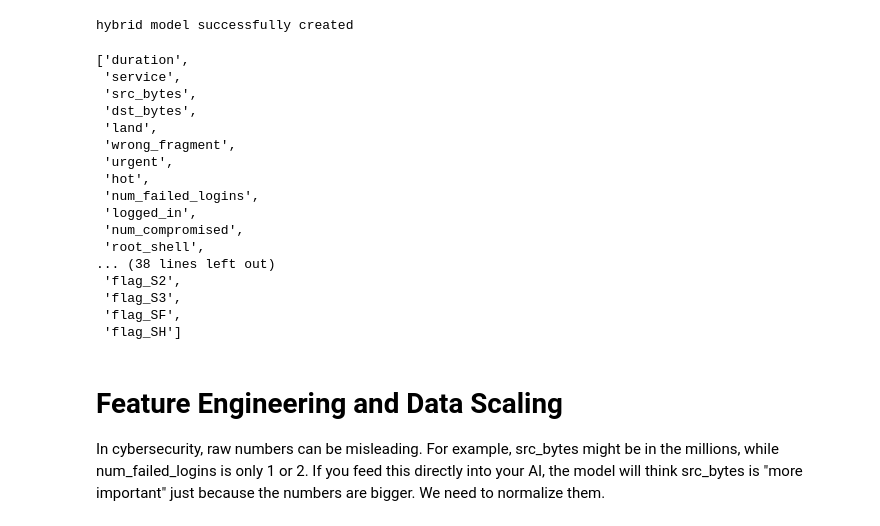
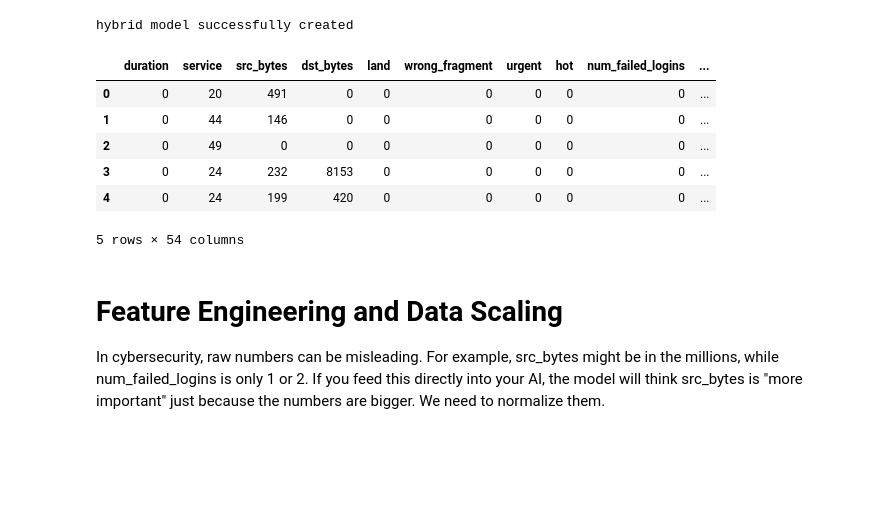
Before and after one commit to Atharv-bali/Intrusion-detection-system-using-Machine-Learning, a Jupyter notebook: cybersec.ipynb, the cells around one changed output. Saved outputs shown, nothing was run; the diff lists cells and outputs as text; code cells hidden in the pictures; blank space fills up the shorter version.

```diff
--- a/cybersec.ipynb
+++ b/cybersec.ipynb
@@ -83,25 +83,15 @@ hybrid model successfully created
 # %%
 df.to_csv("cleaned_data.csv",index=False)
 # %%
-df.columns.tolist()
+df.head()
 # %% [output]
+|  | duration | service | src_bytes | dst_bytes | land | wrong_fragment | urgent | hot | num_failed_logins | ... |
+| 0 | 0 | 20 | 491 | 0 | 0 | 0 | 0 | 0 | 0 | ... |
+| 1 | 0 | 44 | 146 | 0 | 0 | 0 | 0 | 0 | 0 | ... |
+| 2 | 0 | 49 | 0 | 0 | 0 | 0 | 0 | 0 | 0 | ... |
+| 3 | 0 | 24 | 232 | 8153 | 0 | 0 | 0 | 0 | 0 | ... |
+| 4 | 0 | 24 | 199 | 420 | 0 | 0 | 0 | 0 | 0 | ... |
-['duration',
- 'service',
- 'src_bytes',
- 'dst_bytes',
- 'land',
- 'wrong_fragment',
- 'urgent',
- 'hot',
- 'num_failed_logins',
- 'logged_in',
- 'num_compromised',
- 'root_shell',
-... (38 lines left out)
- 'flag_S2',
- 'flag_S3',
- 'flag_SF',
- 'flag_SH']
+5 rows × 54 columns
 # %% [markdown]
 # Feature Engineering and Data Scaling
 In cybersecurity, raw numbers can be misleading. For example, src_bytes might be in the millions, while num_failed_logins is only 1 or 2. If you feed this directly into your AI, the model will think src_bytes is "more important" just because the numbers are bigger. We need to normalize them.
```
Also changed, not shown: 3 other files.
